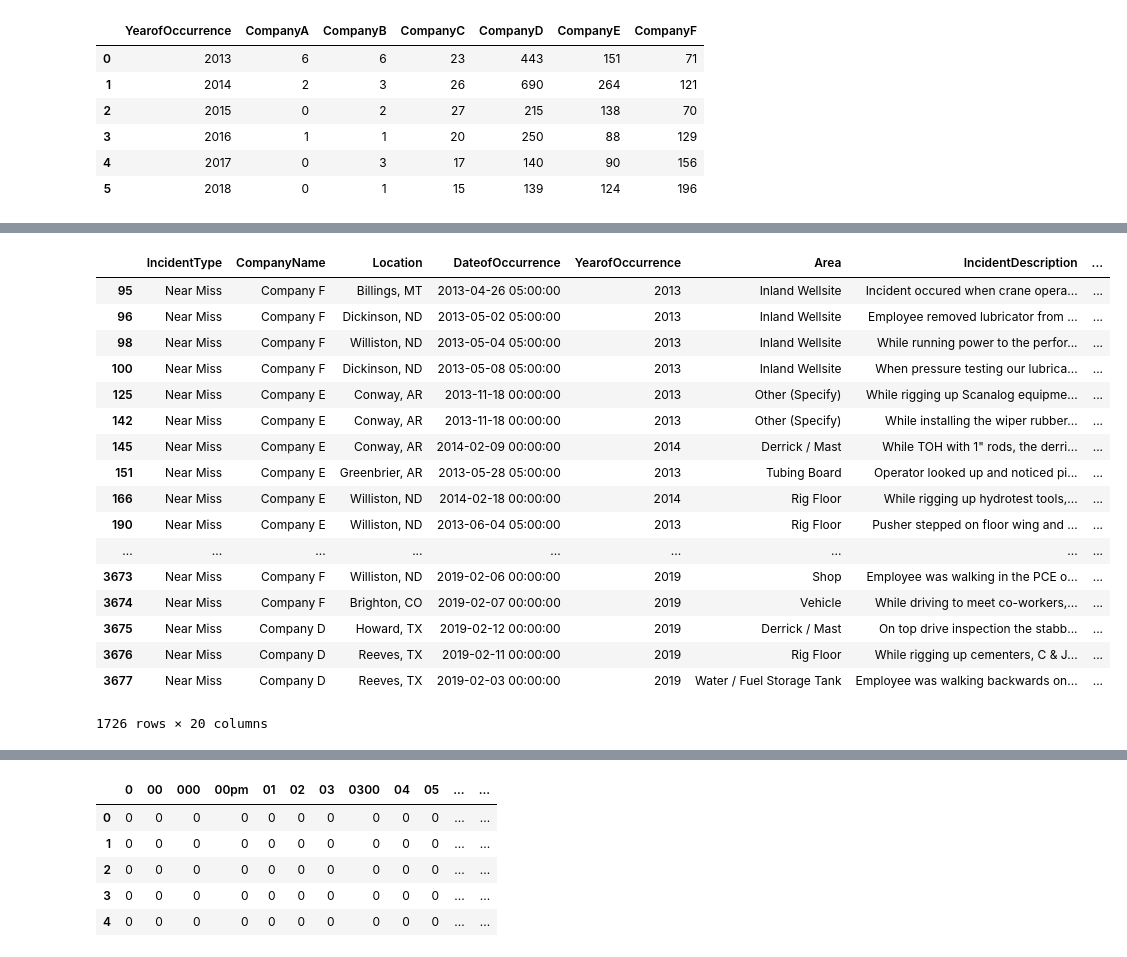
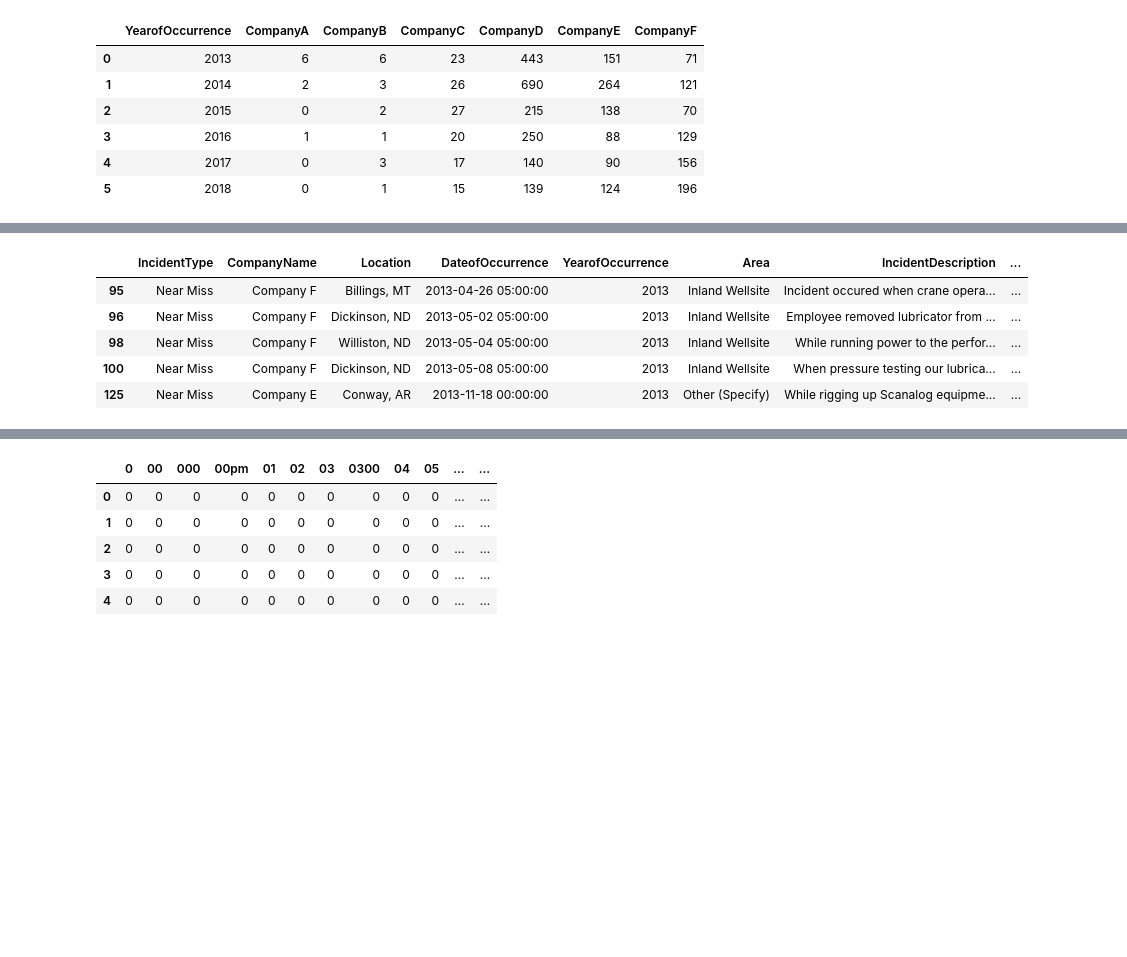
Before and after one commit to ist719-finalproject/FinalProject, a Jupyter notebook: IST718 Project - Kim,TS,Brandon,Amanda (1).ipynb, the cells around one changed output, grey strips where cells are left out. Drawn from its saved outputs; the diff is of its cells as text; code cells hidden in the pictures; blank space fills up the shorter version.

```diff
--- a/IST718 Project - Kim,TS,Brandon,Amanda (1).ipynb
+++ b/IST718 Project - Kim,TS,Brandon,Amanda (1).ipynb
@@ -149,25 +171,13 @@ plt.show()
 # %%
 #separate Incident and near miss
 nm = incidentsDF[incidentsDF['IncidentType'] == "Near Miss"]
-nm
+nm.head()
 # %% [output]
 |  | IncidentType | CompanyName | Location | DateofOccurrence | YearofOccurrence | Area | IncidentDescription | ... |
 | 95 | Near Miss | Company F | Billings, MT | 2013-04-26 05:00:00 | 2013 | Inland Wellsite | Incident occured when crane opera... | ... |
 | 96 | Near Miss | Company F | Dickinson, ND | 2013-05-02 05:00:00 | 2013 | Inland Wellsite | Employee removed lubricator from ... | ... |
 | 98 | Near Miss | Company F | Williston, ND | 2013-05-04 05:00:00 | 2013 | Inland Wellsite | While running power to the perfor... | ... |
 | 100 | Near Miss | Company F | Dickinson, ND | 2013-05-08 05:00:00 | 2013 | Inland Wellsite | When pressure testing our lubrica... | ... |
 | 125 | Near Miss | Company E | Conway, AR | 2013-11-18 00:00:00 | 2013 | Other (Specify) | While rigging up Scanalog equipme... | ... |
-| 142 | Near Miss | Company E | Conway, AR | 2013-11-18 00:00:00 | 2013 | Other (Specify) | While installing the wiper rubber... | ... |
-| 145 | Near Miss | Company E | Conway, AR | 2014-02-09 00:00:00 | 2014 | Derrick / Mast | While TOH with 1" rods, the derri... | ... |
-| 151 | Near Miss | Company E | Greenbrier, AR | 2013-05-28 05:00:00 | 2013 | Tubing Board | Operator looked up and noticed pi... | ... |
-| 166 | Near Miss | Company E | Williston, ND | 2014-02-18 00:00:00 | 2014 | Rig Floor | While rigging up hydrotest tools,... | ... |
-| 190 | Near Miss | Company E | Williston, ND | 2013-06-04 05:00:00 | 2013 | Rig Floor | Pusher stepped on floor wing and ... | ... |
-| ... | ... | ... | ... | ... | ... | ... | ... | ... |
-| 3673 | Near Miss | Company F | Williston, ND | 2019-02-06 00:00:00 | 2019 | Shop | Employee was walking in the PCE o... | ... |
-| 3674 | Near Miss | Company F | Brighton, CO | 2019-02-07 00:00:00 | 2019 | Vehicle | While driving to meet co-workers,... | ... |
-| 3675 | Near Miss | Company D | Howard, TX | 2019-02-12 00:00:00 | 2019 | Derrick / Mast | On top drive inspection the stabb... | ... |
-| 3676 | Near Miss | Company D | Reeves, TX | 2019-02-11 00:00:00 | 2019 | Rig Floor | While rigging up cementers, C & J... | ... |
-| 3677 | Near Miss | Company D | Reeves, TX | 2019-02-03 00:00:00 | 2019 | Water / Fuel Storage Tank | Employee was walking backwards on... | ... |
-1726 rows × 20 columns
 # %%
 inc = incidentsDF[incidentsDF['IncidentType'] != "Near Miss"]
```
Also changed, not shown: parts of 6 cells of this notebook.
